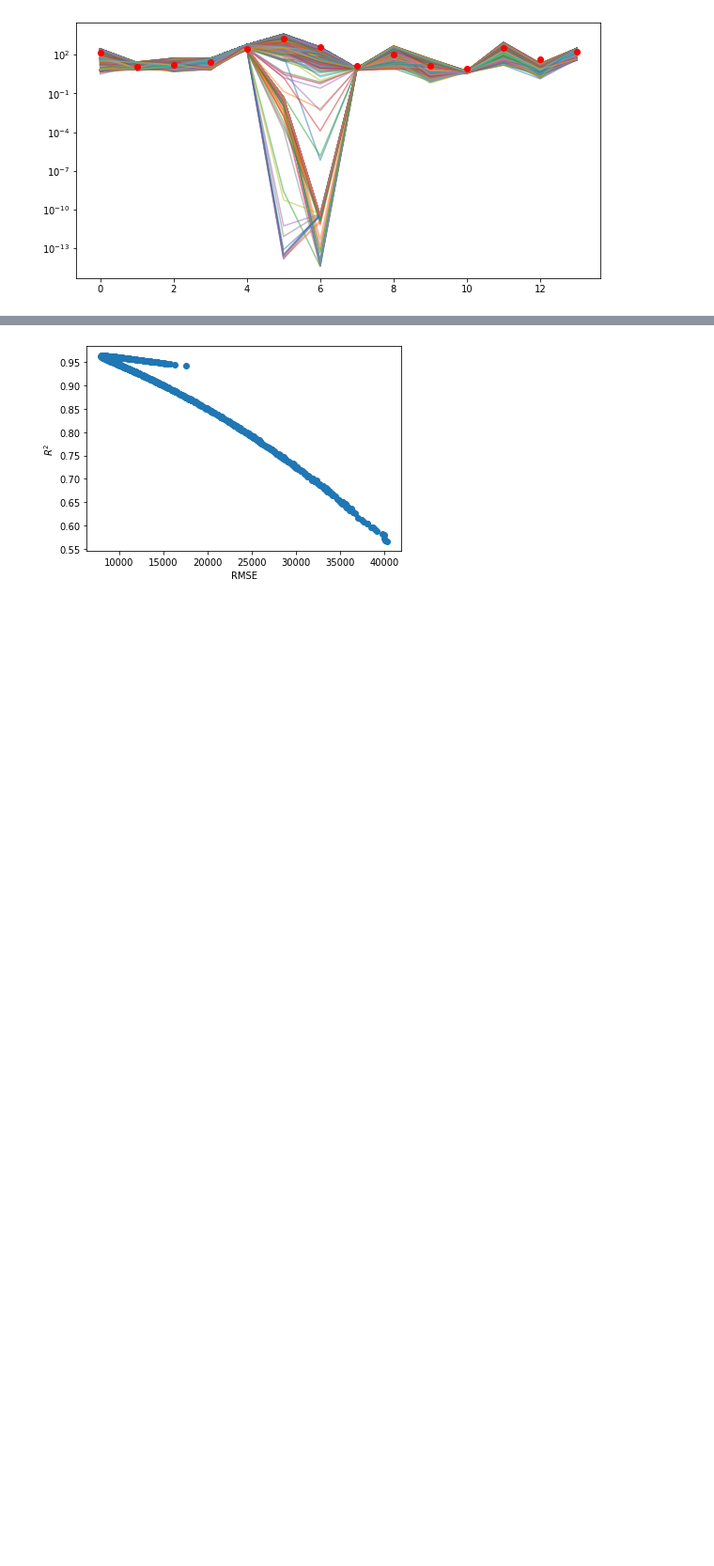
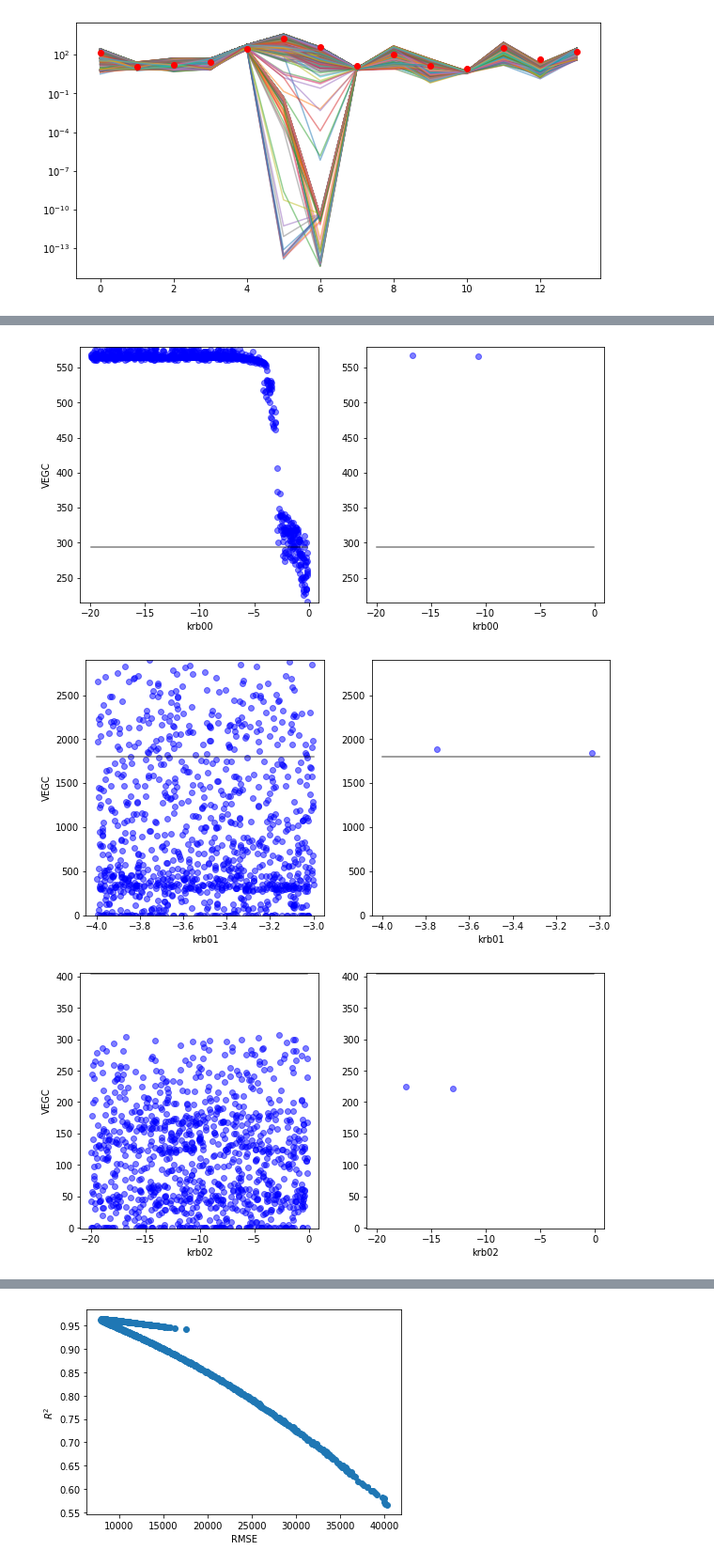
Before and after one commit to whrc/MADS-TEM-calibration, a Jupyter notebook: Calibration_Figures_Elchin.ipynb, the cells around one changed output, grey strips where cells are left out. Shown at 94% size. Drawn from its saved outputs; the diff is of its cells as text; code cells hidden in the pictures; blank space fills up the shorter version.

```diff
--- a/Calibration_Figures_Elchin.ipynb
+++ b/Calibration_Figures_Elchin.ipynb
@@ -61,0 +62,6 @@ ut.spaghetti_match_plot(df_model,logy=True)
+# %%
+path='SA-MD1-STEP2_bnd1/' #10% variance
+params='sample_matrix.csv'
+model='results.csv'
+df_model = pd.read_csv(path+model,header=None)
+df_param = pd.read_csv(path+params)
@@ -61,0 +78,7 @@ ut.spaghetti_match_plot(df_model,logy=True)
+# %%
+for i in range(4,14):
+    ut.plot_paramcvstarget(df_param,df_model,i,r2lim=0.96,xlabel='krb0'+str(i-4),ylabel='VEGC')
+# %% [output]
+[figure, added]
+[figure, added]
+[figure, added]
```
Also changed, not shown: parts of 28 cells of this notebook, 1 other file.
